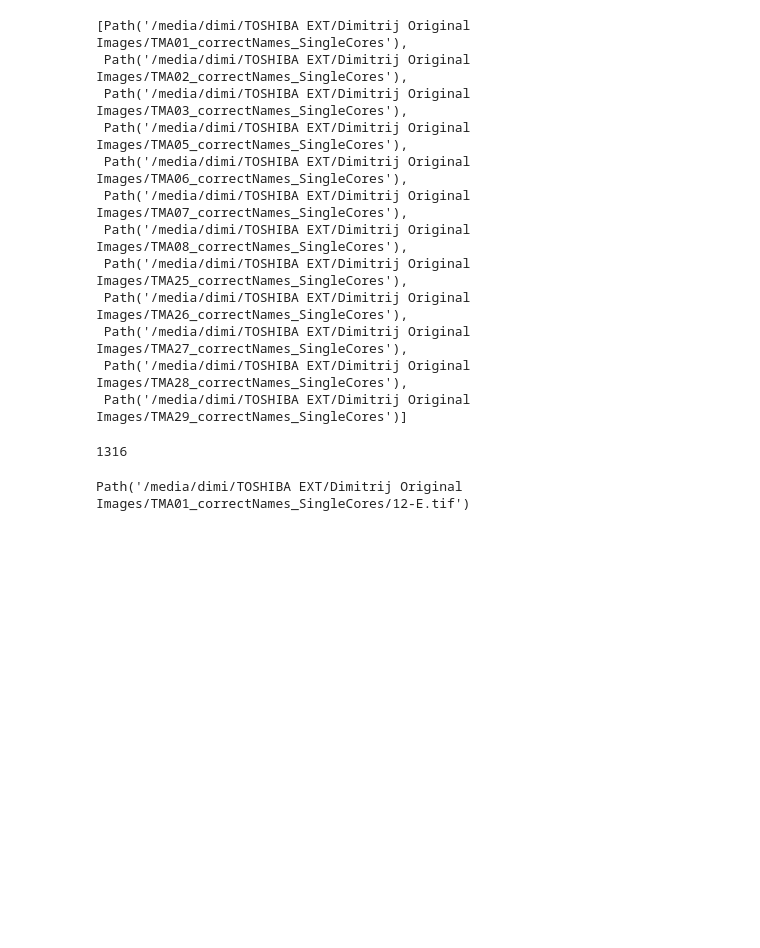
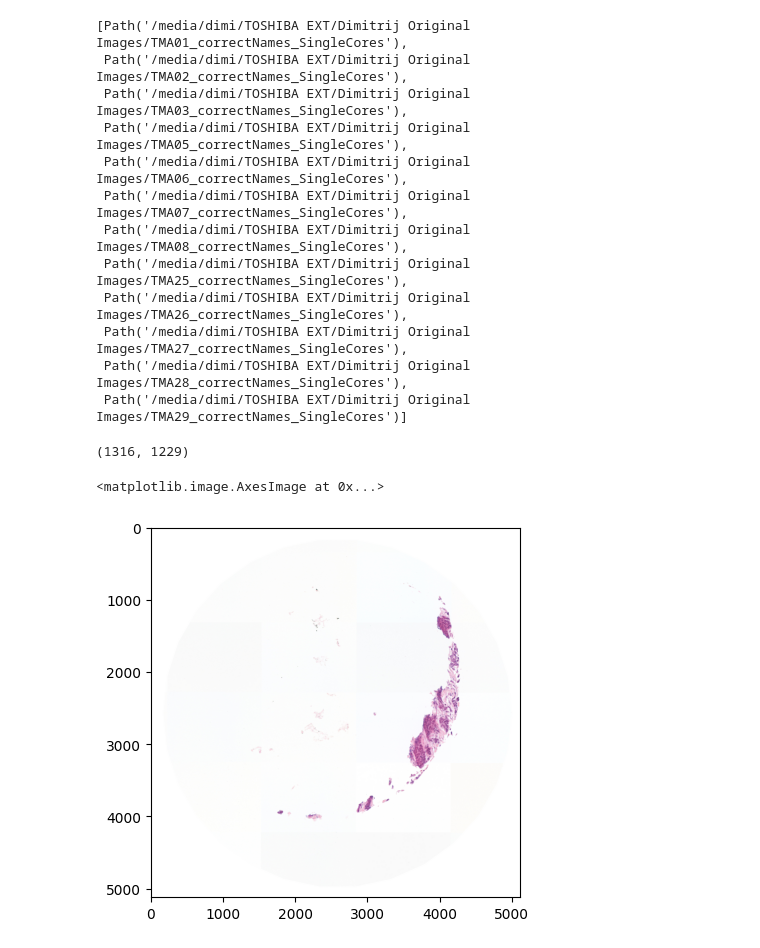
Before and after one commit to DiTscho/ml, a Jupyter notebook: 00_core.ipynb, the cells around one changed output. Drawn from its saved outputs; the diff is of its cells as text; code cells hidden in the pictures; blank space fills up the shorter version.

```diff
--- a/00_core.ipynb
+++ b/00_core.ipynb
@@ -55,12 +59,14 @@ def get_files(path, extensions=None, recurse=False, include=None):
         f = [o.name for o in os.scandir(path) if o.is_file()]
         return _get_files(path, f, extensions)
 # %%
-t = get_files(path_x, recurse=True, extensions=[".tif"])
+fn_x = get_files(path_x, recurse=True, extensions=[".tif"])
+fn_y = get_files(path_y, recurse=True, extensions=[".tif"])
+len(fn_x), len(fn_y)
+# %% [output]
+(1316, 1229)
-# %%
-len(t)
-# %% [output]
-1316
-# %%
-t[0]
-# %% [output]
-Path('/media/dimi/TOSHIBA EXT/Dimitrij Original Images/TMA01_correctNames_SingleCores/12-E.tif')
+# %%
+x = Image.open(fn_x[0])
+plt.imshow(x)
+# %% [output]
+<matplotlib.image.AxesImage at 0x...>
+[figure, added]
```
Also changed, not shown: parts of 4 cells of this notebook.
